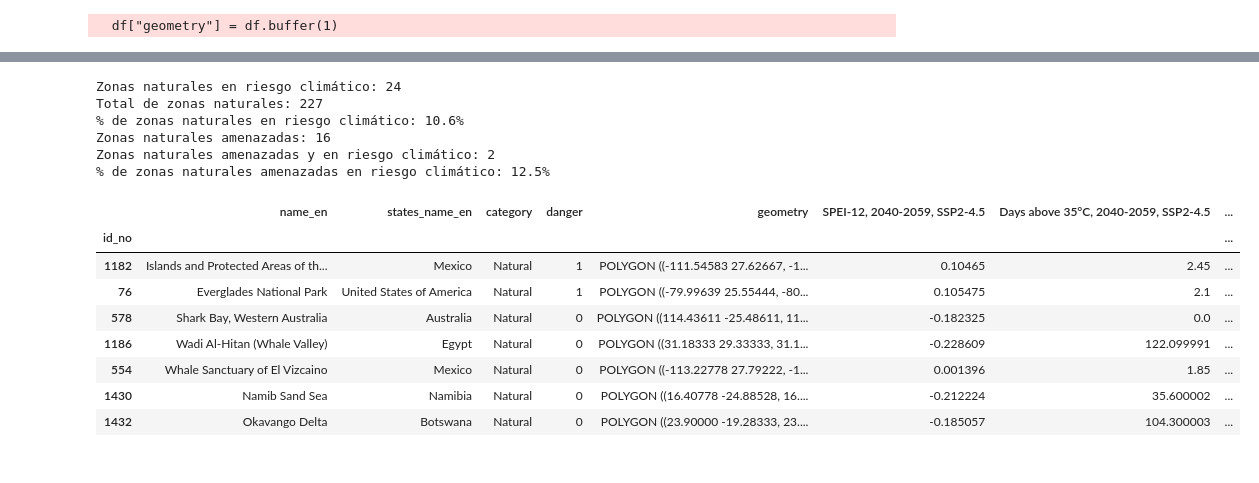
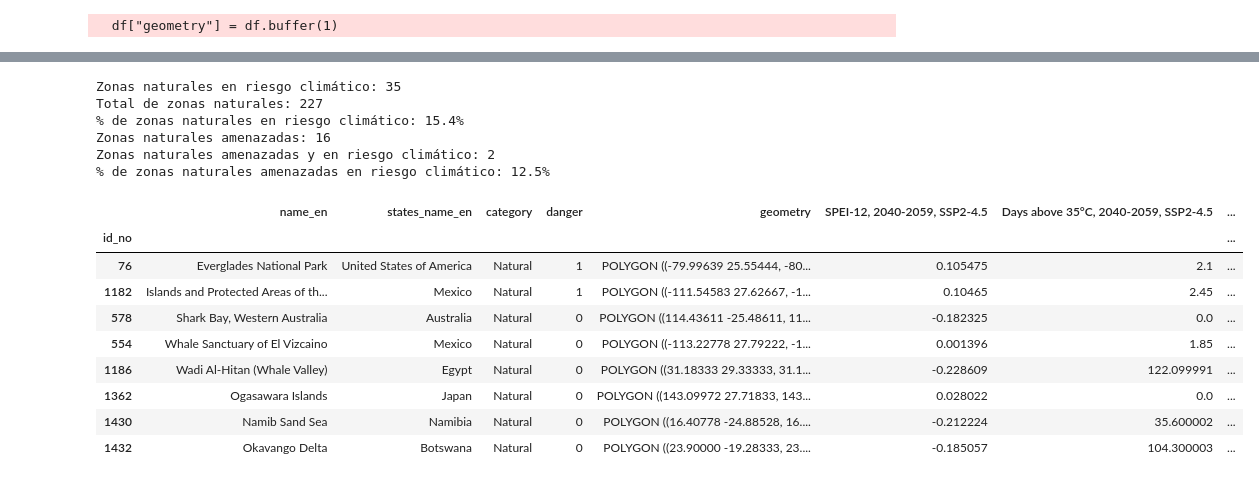
Before and after one commit to rodrigoms95/UNESCO_climate, a Jupyter notebook: code/heritage.ipynb, the cells around one changed output, grey strips where cells are left out. Cells and saved outputs as stored; diff of their text form; code cells hidden in the pictures.

```diff
--- a/code/heritage.ipynb
+++ b/code/heritage.ipynb
@@ -267,12 +208,13 @@ cultural = df.loc[ df["category"].isin([v]) &
         ( ( df[cat_col_f[0][1]] & ~df[cat_col_h[0][1]] )
         | ( df[cat_col_f[1][1]] & ~df[cat_col_h[1][1]] )
         | ( df[cat_col_f[2][1]] & ~df[cat_col_h[2][1]] )
-        | ( df[cat_col_f[3][1]] & ~df[cat_col_h[3][1]] ) ),
+        | ( df[cat_col_f[3][1]] & ~df[cat_col_h[3][1]] )
+        | ( df[cat_sl[1]      ] & ~df[cat_sl[0]      ] ) ),
         columns + [ cat_col_f[0][0], cat_col_f[1][0],
-        cat_col_f[2][0], cat_col_f[3][0] ]
+        cat_col_f[2][0], cat_col_f[3][0], cat_sl[0] ]
         + [ cat_col_f[0][1], cat_col_f[1][1],
-        cat_col_f[2][1], cat_col_f[3][1] ] ]
-cultural["Count"] = cultural.iloc[:, -4:].sum(axis = 1)
+        cat_col_f[2][1], cat_col_f[3][1], cat_sl[1] ] ]
+cultural["Count"] = cultural.iloc[:, -5:].sum(axis = 1)
 
 print(f"Zonas {name} en riesgo climático: {cultural.shape[0]}")
 n = df.loc[ df["category"].isin([v]) ].shape[0]
@@ -287,5 +229,5 @@ if n3 > 0:
     n5 = 100 * n4 / n3
     print(f"% de zonas {name} amenazadas en riesgo climático: {n5:.1f}%")
 
-cultural.sort_values( ["danger", "Count"], ascending = False).head(19)
+cultural.sort_values( ["danger", "Count"], ascending = False).head(23)
 # %% [output]
@@ -322,12 +264,13 @@ mixed = df.loc[ df["category"].isin([v]) &
         ( ( df[cat_col_f[0][1]] & ~df[cat_col_h[0][1]] )
         | ( df[cat_col_f[1][1]] & ~df[cat_col_h[1][1]] )
         | ( df[cat_col_f[2][1]] & ~df[cat_col_h[2][1]] )
-        | ( df[cat_col_f[3][1]] & ~df[cat_col_h[3][1]] ) ),
+        | ( df[cat_col_f[3][1]] & ~df[cat_col_h[3][1]] )
+        | ( df[cat_sl[1]      ] & ~df[cat_sl[0]      ] ) ),
         columns + [ cat_col_f[0][0], cat_col_f[1][0],
-        cat_col_f[2][0], cat_col_f[3][0] ]
+        cat_col_f[2][0], cat_col_f[3][0], cat_sl[0] ]
         + [ cat_col_f[0][1], cat_col_f[1][1],
-        cat_col_f[2][1], cat_col_f[3][1] ] ]
-mixed["Count"] = mixed.iloc[:, -4:].sum(axis = 1)
+        cat_col_f[2][1], cat_col_f[3][1], cat_sl[1] ] ]
+mixed["Count"] = mixed.iloc[:, -5:].sum(axis = 1)
 
 print(f"Zonas {name} en riesgo climático: {mixed.shape[0]}")
 n = df.loc[ df["category"].isin([v]) ].shape[0]
@@ -342,5 +285,5 @@ if n3 > 0:
     n5 = 100 * n4 / n3
     print(f"% de zonas {name} amenazadas en riesgo climático: {n5:.1f}%")
 
-mixed.sort_values( ["danger", "Count"], ascending = False).head(6)
+mixed.sort_values( ["danger", "Count"], ascending = False).head(10)
 # %% [output]
@@ -361,45 +305,47 @@ name = "naturales"
 v = "Natural"
 
 columns = [ "name_en", "states_name_en", "category", "danger", "geometry" ]
 natural = df.loc[ df["category"].isin([v]) &
         ( ( df[cat_col_f[0][1]] & ~df[cat_col_h[0][1]] )
         | ( df[cat_col_f[1][1]] & ~df[cat_col_h[1][1]] )
         | ( df[cat_col_f[2][1]] & ~df[cat_col_h[2][1]] )
-        | ( df[cat_col_f[3][1]] & ~df[cat_col_h[3][1]] ) ),
+        | ( df[cat_col_f[3][1]] & ~df[cat_col_h[3][1]] )
+        | ( df[cat_sl[1]      ] & ~df[cat_sl[0]      ] ) ),
         columns + [ cat_col_f[0][0], cat_col_f[1][0],
-        cat_col_f[2][0], cat_col_f[3][0] ]
+        cat_col_f[2][0], cat_col_f[3][0], cat_sl[0] ]
         + [ cat_col_f[0][1], cat_col_f[1][1],
-        cat_col_f[2][1], cat_col_f[3][1] ] ]
-natural["Count"] = natural.iloc[:, -4:].sum(axis = 1)
+        cat_col_f[2][1], cat_col_f[3][1], cat_sl[1] ] ]
+natural["Count"] = natural.iloc[:, -5:].sum(axis = 1)
 
 print(f"Zonas {name} en riesgo climático: {natural.shape[0]}")
 n = df.loc[ df["category"].isin([v]) ].shape[0]
 print(f"Total de zonas {name}: {n}")
 n2 = 100 * natural.shape[0] / n
 print(f"% de zonas {name} en riesgo climático: {n2:.1f}%")
 n3 = df.loc[ df["category"].isin([v]) & df["danger"].isin([1]) ].shape[0]
 print(f"Zonas {name} amenazadas: {n3}")
 if n3 > 0:
     n4 = natural[ natural["danger"].isin([1]) ].shape[0]
     print(f"Zonas {name} amenazadas y en riesgo climático: {n4}")
     n5 = 100 * n4 / n3
     print(f"% de zonas {name} amenazadas en riesgo climático: {n5:.1f}%")
 
-natural.sort_values( ["danger", "Count"], ascending = False).head(7)
+natural.sort_values( ["danger", "Count"], ascending = False).head(8)
 # %% [output]
-Zonas naturales en riesgo climático: 24
+Zonas naturales en riesgo climático: 35
 Total de zonas naturales: 227
-% de zonas naturales en riesgo climático: 10.6%
+% de zonas naturales en riesgo climático: 15.4%
 Zonas naturales amenazadas: 16
 Zonas naturales amenazadas y en riesgo climático: 2
 % de zonas naturales amenazadas en riesgo climático: 12.5%
 |  | name_en | states_name_en | category | danger | geometry | SPEI-12, 2040-2059, SSP2-4.5 | Days above 35°C, 2040-2059, SSP2-4.5 | ... |
 | id_no |  |  |  |  |  |  |  | ... |
+| 76 | Everglades National Park | United States of America | Natural | 1 | POLYGON ((-79.99639 25.55444, -80... | 0.105475 | 2.1 | ... |
 | 1182 | Islands and Protected Areas of th... | Mexico | Natural | 1 | POLYGON ((-111.54583 27.62667, -1... | 0.10465 | 2.45 | ... |
-| 76 | Everglades National Park | United States of America | Natural | 1 | POLYGON ((-79.99639 25.55444, -80... | 0.105475 | 2.1 | ... |
 | 578 | Shark Bay, Western Australia | Australia | Natural | 0 | POLYGON ((114.43611 -25.48611, 11... | -0.182325 | 0.0 | ... |
+| 554 | Whale Sanctuary of El Vizcaino | Mexico | Natural | 0 | POLYGON ((-113.22778 27.79222, -1... | 0.001396 | 1.85 | ... |
 | 1186 | Wadi Al-Hitan (Whale Valley) | Egypt | Natural | 0 | POLYGON ((31.18333 29.33333, 31.1... | -0.228609 | 122.099991 | ... |
-| 554 | Whale Sanctuary of El Vizcaino | Mexico | Natural | 0 | POLYGON ((-113.22778 27.79222, -1... | 0.001396 | 1.85 | ... |
+| 1362 | Ogasawara Islands | Japan | Natural | 0 | POLYGON ((143.09972 27.71833, 143... | 0.028022 | 0.0 | ... |
 | 1430 | Namib Sand Sea | Namibia | Natural | 0 | POLYGON ((16.40778 -24.88528, 16.... | -0.212224 | 35.600002 | ... |
 | 1432 | Okavango Delta | Botswana | Natural | 0 | POLYGON ((23.90000 -19.28333, 23.... | -0.185057 | 104.300003 | ... |
 # %%
```
Also changed, not shown: parts of 13 cells of this notebook, 5 other files.
